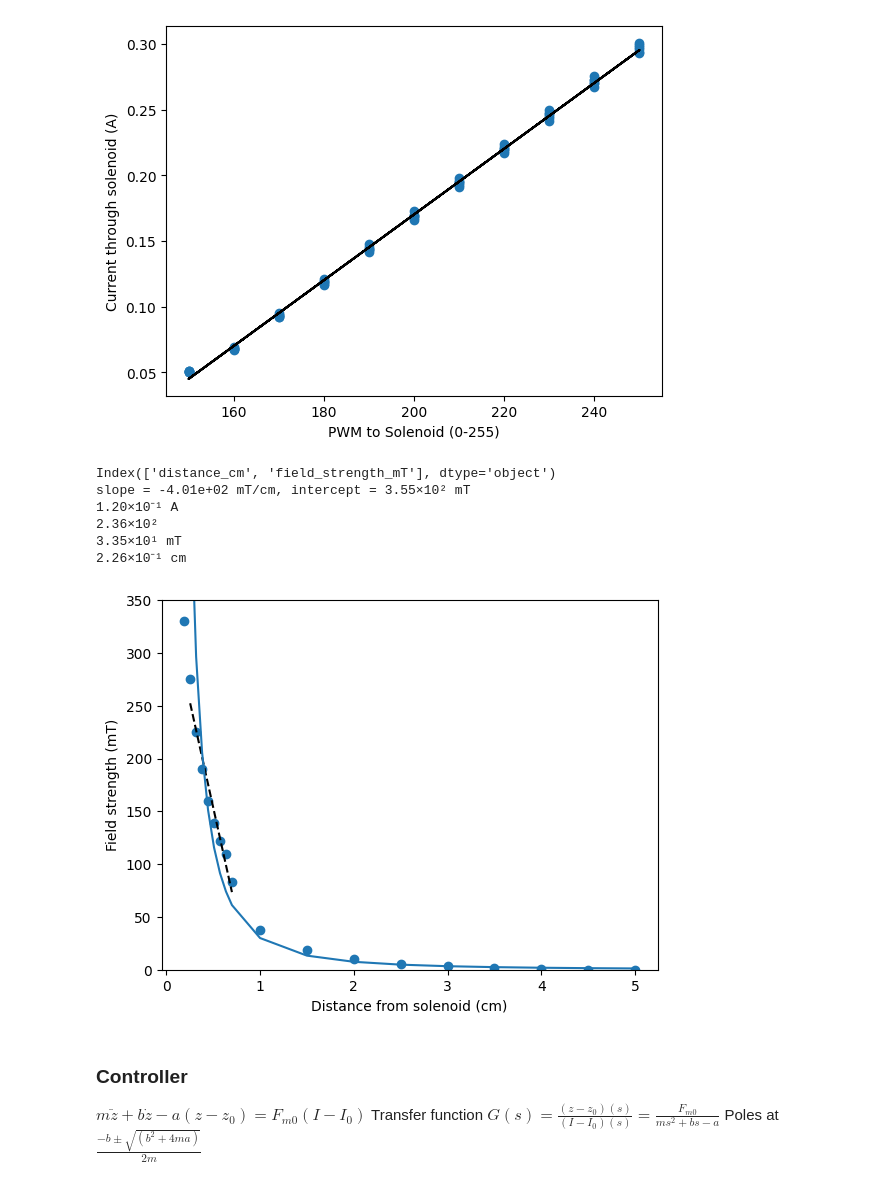
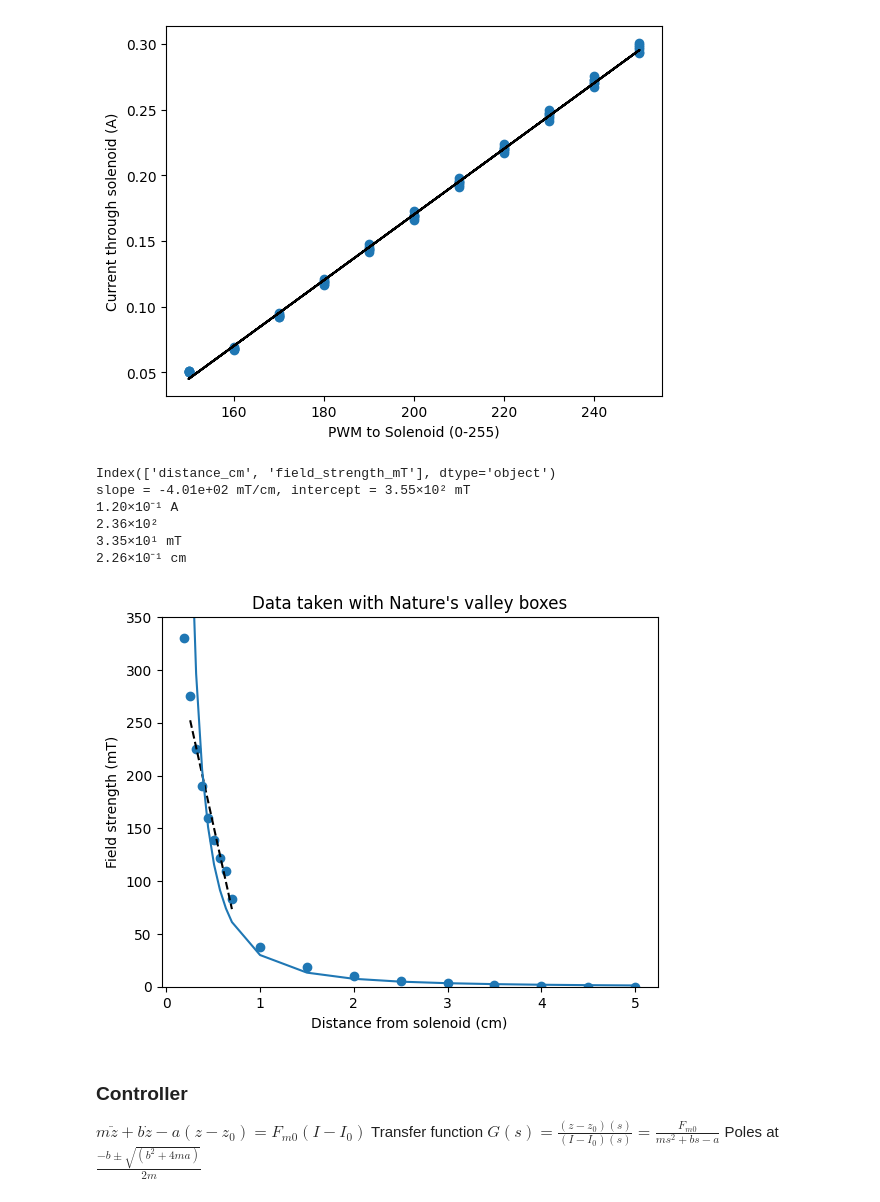
Before and after one commit to JohnnyMaBoi/Magnetic-Levitation, a Jupyter notebook: theoretical_force_equations/linearized_model_02_with_delay.ipynb, the cells around one changed output. Saved outputs shown, nothing was run; the diff lists cells and outputs as text; code cells hidden in the pictures.

```diff
--- a/theoretical_force_equations/linearized_model_02_with_delay.ipynb
+++ b/theoretical_force_equations/linearized_model_02_with_delay.ipynb
@@ -161,34 +160,35 @@ print(f"slope = {distance_field_strength_slope}, intercept = {distance_field_str
 plt.scatter(np.array(distance_vs_field_strength_data["distance_cm"]) * units.centimeter, np.array(distance_vs_field_strength_data["field_strength_mT"]) * units.millitesla)
 # plt.plot(np.array(distance_vs_field_strength_data["distance_cm"]) * units.centimeter, np.array(distance_vs_field_strength_data["distance_cm"]) * units.centimeter * distance_field_strength_slope + distance_field_strength_intercept, color = "black", linestyle = "dashed")
 plt.plot(linear_distance, linear_field_strength, color = "black", linestyle = "dashed")
 plt.plot(np.array(distance_vs_field_strength_data["distance_cm"]) * units.centimeter, np.array(30 / (distance_vs_field_strength_data["distance_cm"]) ** 2) * units.millitesla)
 plt.ylim(0, 350)
 plt.xlabel("Distance from solenoid (cm)")
 plt.ylabel("Field strength (mT)")
+plt.title("Data taken with Nature's valley boxes")
 
 class Hardware():
     def solenoid_pwm_to_current(self, solenoid_pwm):
         return solenoid_pwm * current_pwm_slope + current_pwm_intercept
     def current_to_solenoid_pwm(self, current):
         return (current - current_pwm_intercept) / current_pwm_slope
     def field_strength_to_distance(self, field_strength):
         return np.interp(field_strength, np.array(distance_vs_field_strength_data.sort_values("field_strength_mT")["field_strength_mT"]) * units.millitesla, np.array(distance_vs_field_strength_data.sort_values("field_strength_mT")["distance_cm"]) * units.centimeters)
     def distance_to_field_strength(self, distance):
         return np.interp(distance, np.array(distance_vs_field_strength_data.sort_values("distance_cm")["distance_cm"]) * units.centimeters, np.array(distance_vs_field_strength_data.sort_values("distance_cm")["field_strength_mT"]) * units.millitesla)
 
 hardware = Hardware()
 print(hardware.solenoid_pwm_to_current(180))
 print(hardware.current_to_solenoid_pwm(0.26 * units.amp))
 print(hardware.distance_to_field_strength(1.1 * units.centimeter))
 print(hardware.field_strength_to_distance(300 * units.millitesla))
 # %% [output]
 Index(['distance_cm', 'field_strength_mT'], dtype='object')
 slope = -4.01e+02 mT/cm, intercept = 3.55×10² mT
 1.20×10⁻¹ A
 2.36×10²
 3.35×10¹ mT
 2.26×10⁻¹ cm
-[figure, old version]
+[figure, new version]
 # %% [markdown]
 ### Controller
 
```
Also changed, not shown: parts of 7 cells of this notebook, 4 other files.
